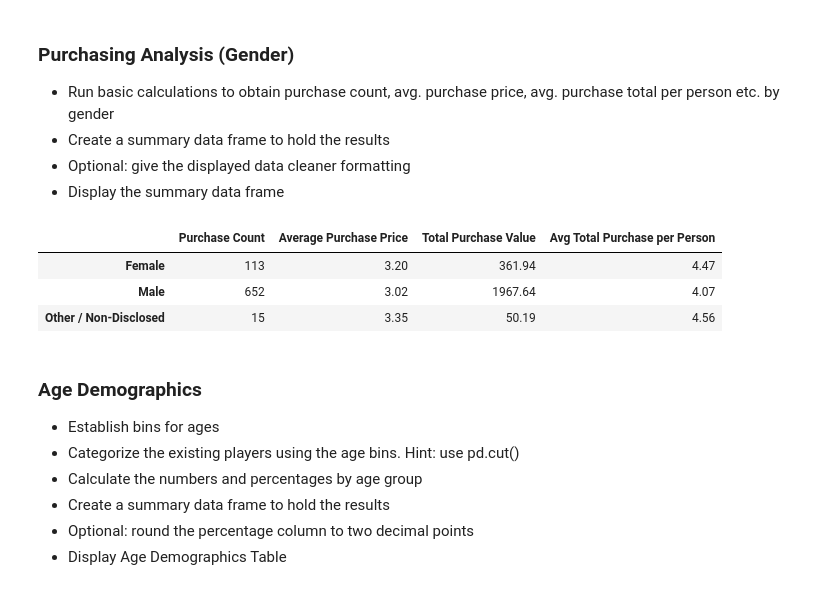
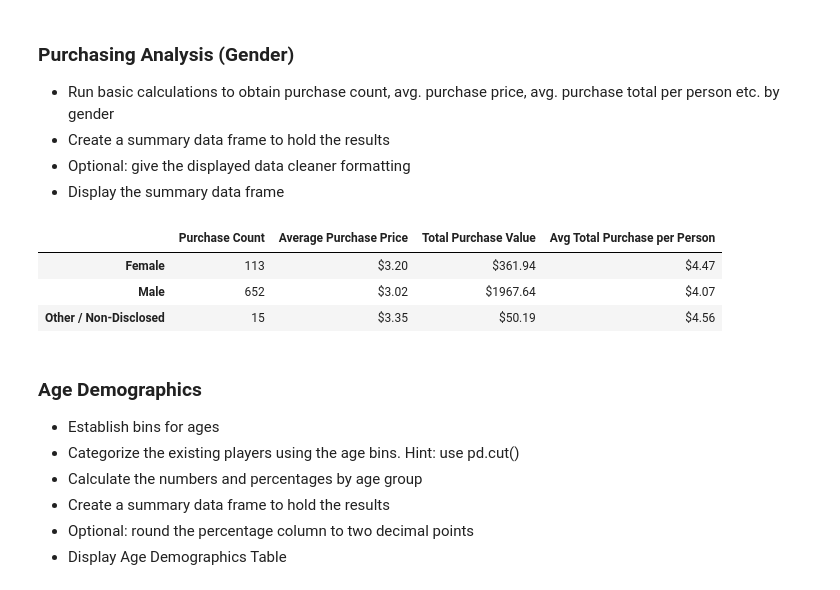
Before and after one commit to GalynaM/pandas-challenge, a Jupyter notebook: HeroesOfPymoli/HeroesOfPymoli.ipynb, the cells around one changed output. Saved outputs shown, nothing was run; the diff lists cells and outputs as text; code cells hidden in the pictures.

```diff
--- a/HeroesOfPymoli/HeroesOfPymoli.ipynb
+++ b/HeroesOfPymoli/HeroesOfPymoli.ipynb
@@ -116,50 +112,51 @@ gender_demographics
 - Display the summary data frame
 # %%
 # The below each broken by gender
-# Purchase Count
+# Define function to calculate count by gender
 def count_by_gender(val):
     purchase_count_by_gender = df[["Gender", "Purchase ID"]].groupby(["Gender"]).count()
     return purchase_count_by_gender['Purchase ID'][val]
 
-purchase_count = [
-    count_by_gender(gender[0]), count_by_gender(gender[1]), count_by_gender(gender[2])
-]
+# Purchase Count
+purchase_count = [count_by_gender(val) for val in gender]
 
 # Average Purchase Price
 purchase_price_by_gender = df[["Gender", "Price"]].groupby(["Gender"]).sum()
 
-def price_by_gender(val):
-    return round(purchase_price_by_gender['Price'][val]/purchase_count[gender.index(val)],2)
-
 average_purchase = [
-    price_by_gender(gender[0]), price_by_gender(gender[1]), price_by_gender(gender[2])
-]
+    round(purchase_price_by_gender['Price'][val]/purchase_count[gender.index(val)],2) for val in gender]
 
 # Total Purchase Value
 total_purchase = purchase_price_by_gender["Price"]
 
 # Average Purchase Total per Person by Gender
 # At first apply groupby by both columns - Gender and SD to find out the total purchase sum by each player
 purchase_per_person = df[["Gender", "SN", "Price"]].groupby(["Gender", "SN"]).sum()
 
-# Then use group by only by gender to find the average purshase total per person by gender
+# Then use group by only by Gender to find the average purshase total per person by gender
 average_purchase_per_person = round(purchase_per_person.groupby("Gender").mean(), 2)
 
 avg_total = average_purchase_per_person["Price"]
 
+# Create summary DataFrame
 purchasing_analysis = pd.DataFrame({
     "Purchase Count": purchase_count,
     "Average Purchase Price": average_purchase,
     "Total Purchase Value": total_purchase,
     "Avg Total Purchase per Person": avg_total},
     index = gender
 )
+# Format table
+purchasing_analysis["Average Purchase Price"] = purchasing_analysis["Average Purchase Price"].map("${:.2f}".format)
+purchasing_analysis["Total Purchase Value"] = purchasing_analysis["Total Purchase Value"].map("${:.2f}".format)
+purchasing_analysis["Avg Total Purchase per Person"] = purchasing_analysis["Avg Total Purchase per Person"].map("${:.2f}".format)
+
 purchasing_analysis
 # %% [output]
 |  | Purchase Count | Average Purchase Price | Total Purchase Value | Avg Total Purchase per Person |
-| Female | 113 | 3.20 | 361.94 | 4.47 |
-| Male | 652 | 3.02 | 1967.64 | 4.07 |
-| Other / Non-Disclosed | 15 | 3.35 | 50.19 | 4.56 |
+| Female | 113 | $3.20 | $361.94 | $4.47 |
+| Male | 652 | $3.02 | $1967.64 | $4.07 |
+| Other / Non-Disclosed | 15 | $3.35 | $50.19 | $4.56 |
 # %% [markdown]
 ### Age Demographics
 - Establish bins for ages
```
Also changed, not shown: parts of 14 cells of this notebook, 1 other file.
